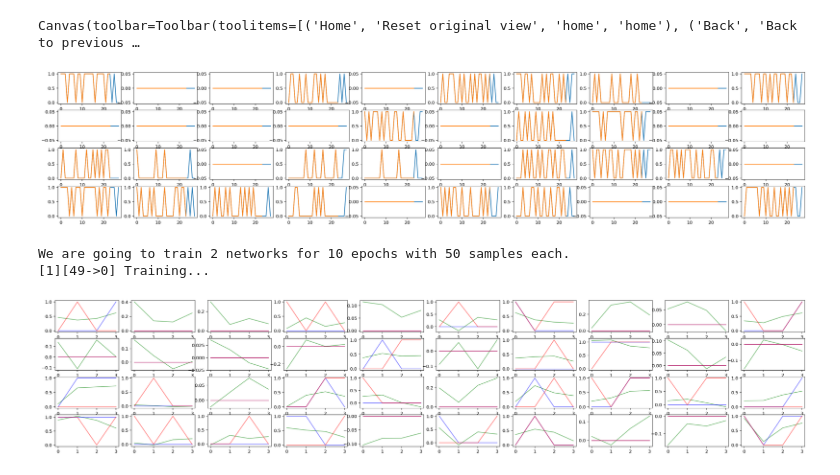
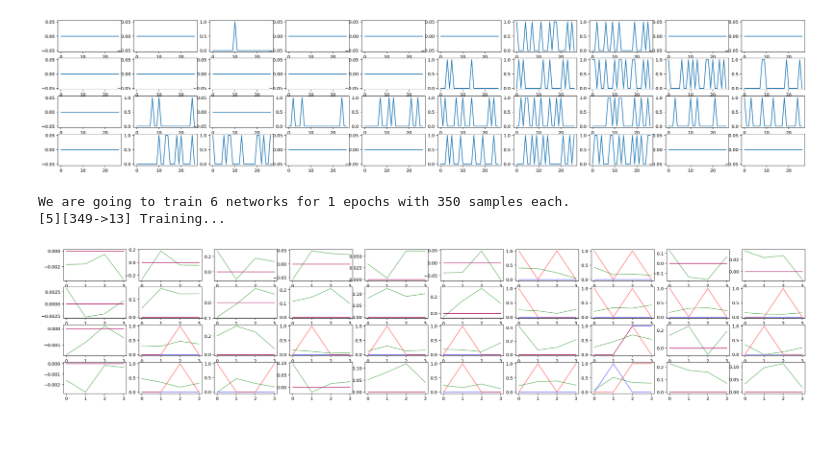
Before and after one commit to LuanAdemi/GroceryListPredictor, a Jupyter notebook: webapp/precommender/KNetworks.ipynb, the cells around one changed output. Drawn from its saved outputs; the diff is of its cells as text; code cells hidden in the pictures; blank space fills up the shorter version.

Commit message:
Trained on new users

```diff
--- a/webapp/precommender/KNetworks.ipynb
+++ b/webapp/precommender/KNetworks.ipynb
@@ -10,14 +11,25 @@ import torch
 %config InlineBackend.figure_format='retina'
 device = torch.device("cuda")
 # %%
+filename = os.getcwd() + "/../" + "allproducts.txt" #may not work for windows
+with open(filename, "r") as file:
+    f = file.read()
+    products = f.split("\n")
+
+products = [p.upper() for p in products]
+
 features = []
 vectors = []
-for f in range(10, 14):
-    file = open("testdata/" + str(f) + ".txt", "r")
+data = [[] for i in range(19)] # warning #cleancode
+for f in range(1, 20):
+    file = open("testdata/gu_" + str(f) + ".txt", "r")
     lines = file.readlines()
     features = sorted(str(lines[0]).replace(" ", "").upper().strip().split(","))
     vect = []
     for l in range(len(lines)-1):
+        data[f-1].append([])
         vec = lines[l+1].upper().split(",")
-        vect.append([int(i) for i in vec])
-    vectors.append(vect)
+        for i in range(len(vec)):
+            if int(float(vec[i])) == 1:
+                data[f-1][l].append(features[i])
+    vectors.append(np.array(vect))
@@ -33,16 +36,8 @@ principalDf2 = pd.DataFrame(data = principalComponents2)
-# %%
-fig = plt.figure()
-ax = plt.axes()
-
-#Labeling
-ax.set_xlabel('X Axes')
-ax.set_ylabel('Y Axes')
-#ax.set_zlabel('Z Axes')
-
-ax.bar([i for i in range(28)],principalDf1[0], alpha=0.5)
-ax.bar([i for i in range(28)],principalDf2[0], alpha=0.5)
-
-plt.show()
-# %% [output]
-Canvas(toolbar=Toolbar(toolitems=[('Home', 'Reset original view', 'home', 'home'), ('Back', 'Back to previous …
+# %%
+vectors = [np.array([np.zeros(len(products), dtype=np.int) for gr_list in range(len(data[user]))]) for user in range(len(data))]
+for i,x in enumerate(data):
+    for j,y in enumerate(x):
+        for k,f in enumerate(products):
+            if f in y:
+                vectors[i][j][k] = 1
 # %%
@@ -54,22 +49,21 @@ knet.fit(7) # fit the centroids to the data (using 7 datapoints for the mean)
 # %%
 # Plotting the first 10 product from every user
 # orange: training-set
 # blue: the ground truth to be predicted by the model
 f, axes = plt.subplots(4, 10, figsize=(30, 6))
 count = 0
 for i in range(4):
     for j in range(10):
-        if count < len(features):
+        if count < len(products):
             axes[i][j].plot(np.array(vectors)[i][:,j])
-            axes[i][j].plot(np.array(data)[i][:,j])
             count += 1
 # %% [output]
-[figure, old version]
+[figure, new version]
 # %%
-knet.train(50,10) # weighted training on the CN's
+knet.train(350,1) # weighted training on the CN's
 # %% [output]
-We are going to train 2 networks for 10 epochs with 50 samples each.
-[1][49->0] Training...
+We are going to train 6 networks for 1 epochs with 350 samples each.
+[5][349->13] Training...
 # %%
 #knet.save("saves") # saving a savestate
 # %%
@@ -79,11 +73,11 @@ We are going to train 2 networks for 10 epochs with 50 samples each.
 
 f, axes = plt.subplots(4, 10, figsize=(30, 6))
 for i in range(4):
-    prediction = np.array(np.squeeze(knet.predict(data[i], future=4)))
+    prediction = np.array(np.squeeze(knet.predict(vectors[i], future=4)))
     for j in range(10):
         axes[i][j].plot(prediction[:,j], c='g', alpha=0.5)
         axes[i][j].plot(np.round(prediction[:,j]), alpha=0.5 , c='b')
         axes[i][j].plot(vectors[i][-4:,j], c='r', alpha=0.5)
 # %% [output]
-[figure, old version]
+[figure, new version]
 # %%
```
Also changed, not shown: parts of 8 cells of this notebook, 46 other files.
